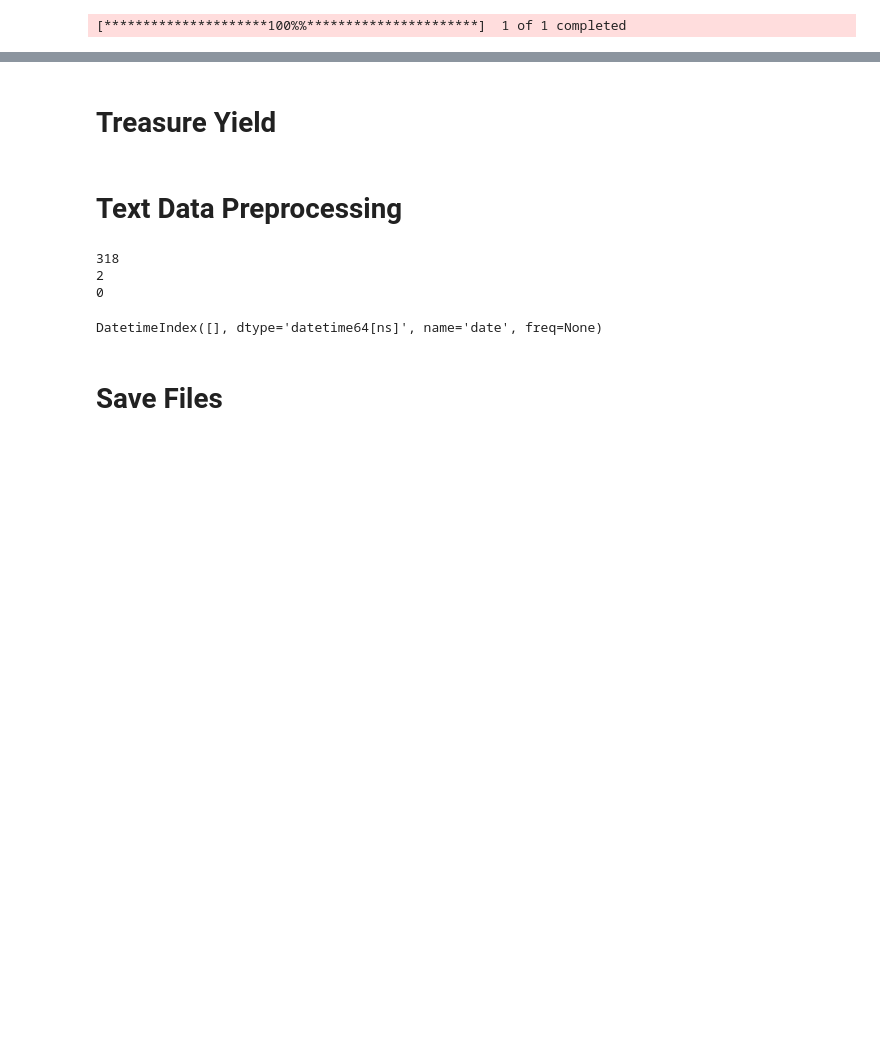
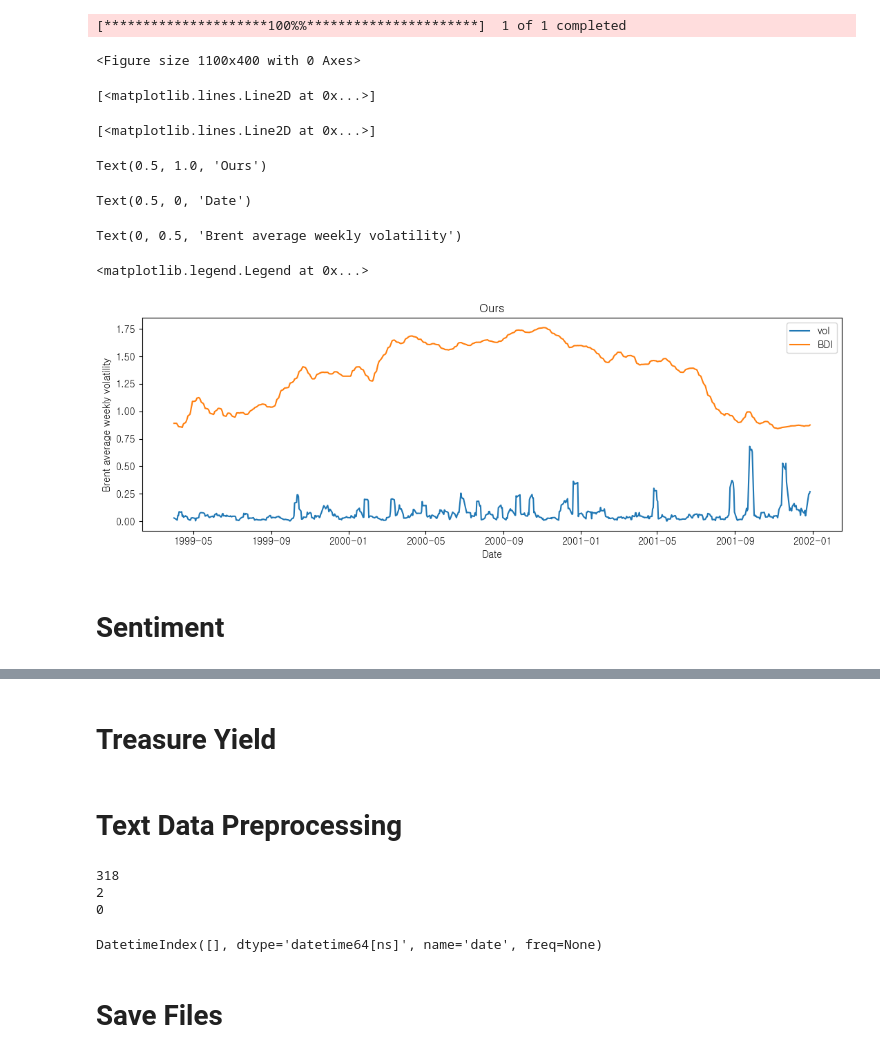
Before and after one commit to kimjuhwan1234/Volatility_Forecasting, a Jupyter notebook: preprocessing.ipynb, the cells around one changed output, grey strips where cells are left out. Saved outputs shown, nothing was run; the diff lists cells and outputs as text; code cells hidden in the pictures; blank space fills up the shorter version.

```diff
--- a/preprocessing.ipynb
+++ b/preprocessing.ipynb
@@ -191,6 +191,42 @@ vol_list = [CL_vol, HO_vol, RB_vol, BZ_vol, SP_vol]
 DJ = yf.download('^DJI', start='1986-01-01')
 # %% [output]
 [*********************100%%**********************]  1 of 1 completed
+# %%
+BDI=pd.read_csv('Database/oil_price/BDI.csv')
+# %%
+BDI.index=BDI['날짜']
+BDI=BDI['종가'].str.replace(',', '').astype(float)/1000
+BDI.index=pd.to_datetime(BDI.index)
+# %%
+test = pd.concat([vol_list[4], BDI], axis=1)
+test = test.dropna(subset=['return'])
+test=test.ffill()
+test = test.loc[:'2001-12-30']
+# test['BDI_r']=test['종가'].pct_change().apply(lambda x: np.log(1 + x))
+# %%
+test.index.name='date'
+# %%
+plt.figure(figsize=(11, 4))
+plt.plot(test['return'].loc['1999-04-01':'2005-12-31'], label='vol')
+plt.plot(test['종가'].loc['1999-04-01':'2005-12-31'], label='BDI')
+# plt.plot(test['BDI_r'].loc['2002-04-01':'2005-12-31']*1000, label='r')
+plt.title('Ours')
+plt.xlabel('Date')
+plt.ylabel('Brent average weekly volatility')
+plt.legend()
+plt.tight_layout()
+plt.show()
+# %% [output]
+<Figure size 1100x400 with 0 Axes>
+[<matplotlib.lines.Line2D at 0x...>]
+[<matplotlib.lines.Line2D at 0x...>]
+Text(0.5, 1.0, 'Ours')
+Text(0.5, 0, 'Date')
+Text(0, 0.5, 'Brent average weekly volatility')
+<matplotlib.legend.Legend at 0x...>
+[figure, added]
+# %% [markdown]
+# Sentiment
 # %%
 df = pd.read_parquet('Database/sentiment.parquet')
 # %%
```
Also changed, not shown: parts of 5 cells of this notebook, 18 other files.
